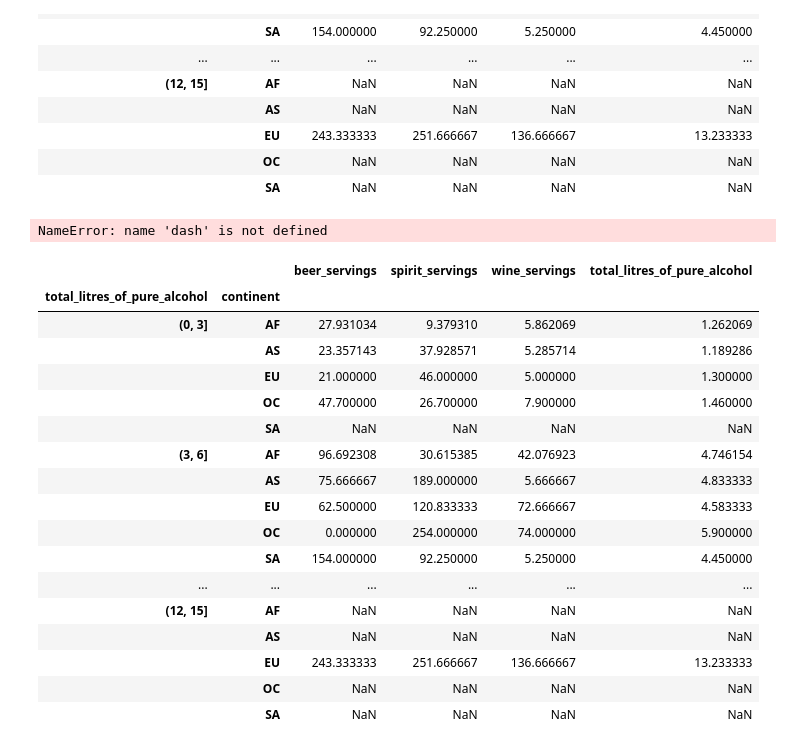
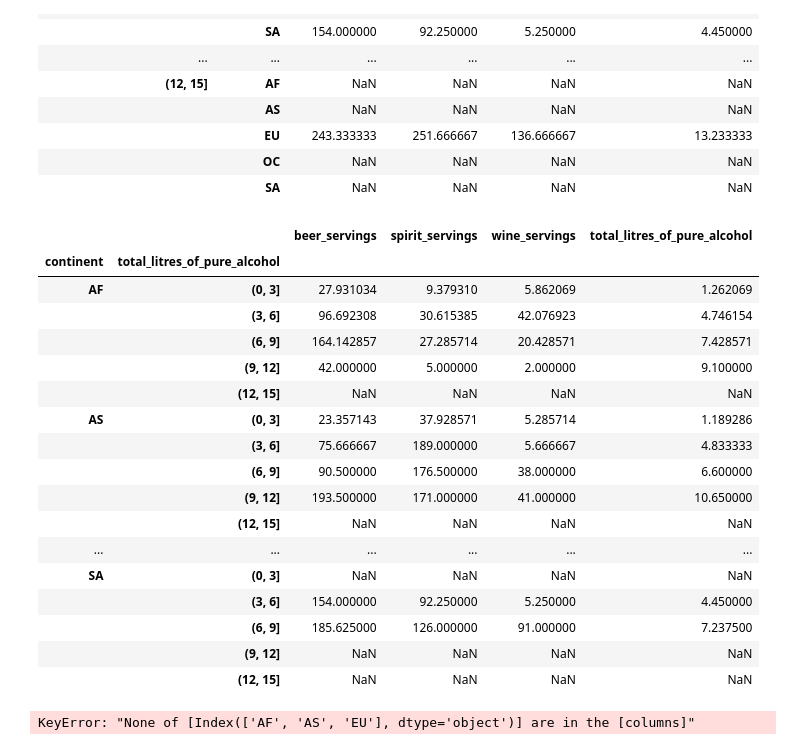
Before and after one commit to yibaiyilan/304-titanic-dropdown, a Jupyter notebook: scratch_paper.ipynb, the cells around one changed output. Cells and saved outputs as stored; diff of their text form; code cells hidden in the pictures.

```diff
--- a/scratch_paper.ipynb
+++ b/scratch_paper.ipynb
@@ -286,7 +283,0 @@ variables_list=['(0,3]', '(3,6]', '(6,9]', '(9,12]','(12,15]']
-# %%
-external_stylesheets = ['https://codepen.io/chriddyp/pen/bWLwgP.css']
-app = dash.Dash(__name__, external_stylesheets=external_stylesheets)
-server = app.server
-app.title=tabtitle
-# %% [output]
-NameError: name 'dash' is not defined
@@ -293,43 +286,43 @@ NameError: name 'dash' is not defined
 # %%
-grouped_mean=df.groupby(['continent',pd.cut(df["total_litres_of_pure_alcohol"], np.arange(0, 18, 3)),]).mean()
+grouped_mean=df.groupby(['continent',pd.cut(df["total_litres_of_pure_alcohol"], np.arange(0, 18, 3))]).mean()
 results=pd.DataFrame(grouped_mean)
 # Create a grouped bar chart
 results
 # %% [output]
 |  |  | beer_servings | spirit_servings | wine_servings | total_litres_of_pure_alcohol |
-| total_litres_of_pure_alcohol | continent |  |  |  |  |
-| (0, 3] | AF | 27.931034 | 9.379310 | 5.862069 | 1.262069 |
-|  | AS | 23.357143 | 37.928571 | 5.285714 | 1.189286 |
-|  | EU | 21.000000 | 46.000000 | 5.000000 | 1.300000 |
-|  | OC | 47.700000 | 26.700000 | 7.900000 | 1.460000 |
-|  | SA | NaN | NaN | NaN | NaN |
-| (3, 6] | AF | 96.692308 | 30.615385 | 42.076923 | 4.746154 |
-|  | AS | 75.666667 | 189.000000 | 5.666667 | 4.833333 |
-|  | EU | 62.500000 | 120.833333 | 72.666667 | 4.583333 |
-|  | OC | 0.000000 | 254.000000 | 74.000000 | 5.900000 |
-|  | SA | 154.000000 | 92.250000 | 5.250000 | 4.450000 |
+| continent | total_litres_of_pure_alcohol |  |  |  |  |
+| AF | (0, 3] | 27.931034 | 9.379310 | 5.862069 | 1.262069 |
+|  | (3, 6] | 96.692308 | 30.615385 | 42.076923 | 4.746154 |
+|  | (6, 9] | 164.142857 | 27.285714 | 20.428571 | 7.428571 |
+|  | (9, 12] | 42.000000 | 5.000000 | 2.000000 | 9.100000 |
+|  | (12, 15] | NaN | NaN | NaN | NaN |
+| AS | (0, 3] | 23.357143 | 37.928571 | 5.285714 | 1.189286 |
+|  | (3, 6] | 75.666667 | 189.000000 | 5.666667 | 4.833333 |
+|  | (6, 9] | 90.500000 | 176.500000 | 38.000000 | 6.600000 |
+|  | (9, 12] | 193.500000 | 171.000000 | 41.000000 | 10.650000 |
+|  | (12, 15] | NaN | NaN | NaN | NaN |
 | ... | ... | ... | ... | ... | ... |
-| (12, 15] | AF | NaN | NaN | NaN | NaN |
-|  | AS | NaN | NaN | NaN | NaN |
-|  | EU | 243.333333 | 251.666667 | 136.666667 | 13.233333 |
-|  | OC | NaN | NaN | NaN | NaN |
-|  | SA | NaN | NaN | NaN | NaN |
+| SA | (0, 3] | NaN | NaN | NaN | NaN |
+|  | (3, 6] | 154.000000 | 92.250000 | 5.250000 | 4.450000 |
+|  | (6, 9] | 185.625000 | 126.000000 | 91.000000 | 7.237500 |
+|  | (9, 12] | NaN | NaN | NaN | NaN |
+|  | (12, 15] | NaN | NaN | NaN | NaN |
 # %%
 mydata1 = go.Bar(
     x=results.loc['AF'].index,
-    y=results.loc['AF'][continuous_var],
+    y=results.loc['AF'][variables_list],
     name='Africa',
     marker=dict(color=color1)
 )
 mydata2 = go.Bar(
     x=results.loc['AS'].index,
-    y=results.loc['AS'][continuous_var],
+    y=results.loc['AS'][variables_list],
     name='Asia',
     marker=dict(color=color2)
 )
 mydata3 = go.Bar(
     x=results.loc['EU'].index,
-    y=results.loc['EU'][continuous_var],
+    y=results.loc['EU'][variables_list],
     name='Europe',
     marker=dict(color=color3)
 )
@@ -341,3 +334,5 @@ mylayout = go.Layout(
 
 )
 fig = go.Figure(data=[mydata1, mydata2, mydata3], layout=mylayout)
+# %% [output]
+KeyError: "None of [Index(['AF', 'AS', 'EU'], dtype='object')] are in the [columns]"
```
Also changed, not shown: parts of 6 cells of this notebook, 1 other file.
